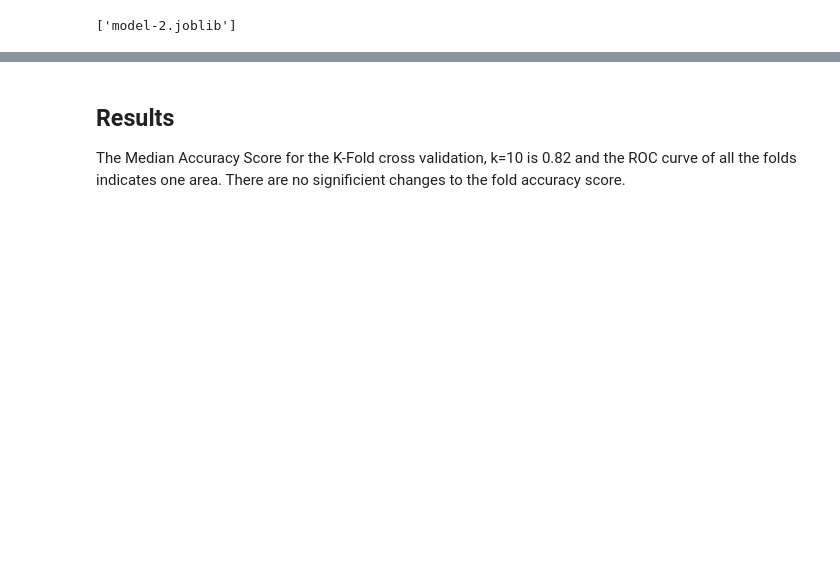
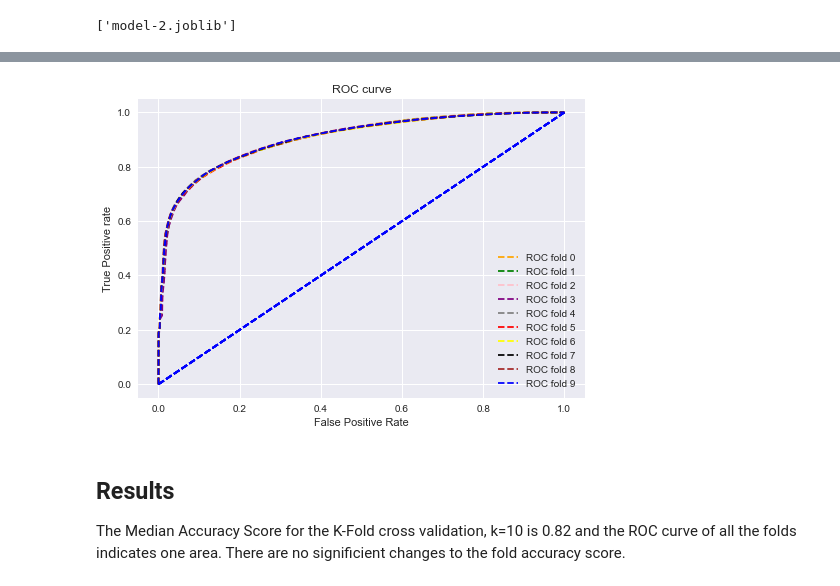
Before and after one commit to halmasieh/Spotify_Analysis, a Jupyter notebook: ML_models_target_artists.ipynb, the cells around one changed output, grey strips where cells are left out. Cells and saved outputs as stored; diff of their text form; code cells hidden in the pictures; blank space fills up the shorter version.

```diff
--- a/ML_models_target_artists.ipynb
+++ b/ML_models_target_artists.ipynb
@@ -526,12 +521,12 @@ p_fpr, p_tpr, _ = roc_curve(y_test, random_probs, pos_label=1)
 # Plot the roc curves for the all the models using matplotlib
 plt.style.use('seaborn')
 
-color = ['orange', 'green', 'pink', 'purple', 'gray', 'red', 'yellow', 'black', 'brown', 'lightcoral']
+color = ['orange', 'green', 'pink', 'purple', 'gray', 'red', 'yellow', 'black', 'brown', 'blue']
 
 for i in range(len(fpr_list)):
     # plot roc curves
     plt.plot(fpr_list[i], tpr_list[i], linestyle='--',color=color[i], label='ROC fold {}'.format(i))
-    plt.plot(p_fpr, p_tpr, linestyle='--', color='blue', label=)
+    plt.plot(p_fpr, p_tpr, linestyle='--', color='blue')
 
 # title
 plt.title('ROC curve')
@@ -548,3 +542,4 @@ SyntaxError: invalid syntax (<ipython-input-120-e5eb7cb2fbfe>, line 9)
+[figure, added]
 # %% [markdown]
 ## Results
 The Median Accuracy Score for the K-Fold cross validation, k=10 is 0.82 and the ROC curve of all the folds indicates one area. There are no significient changes to the fold accuracy score.
```
Also changed, not shown: parts of 15 cells of this notebook, 2 other files.
